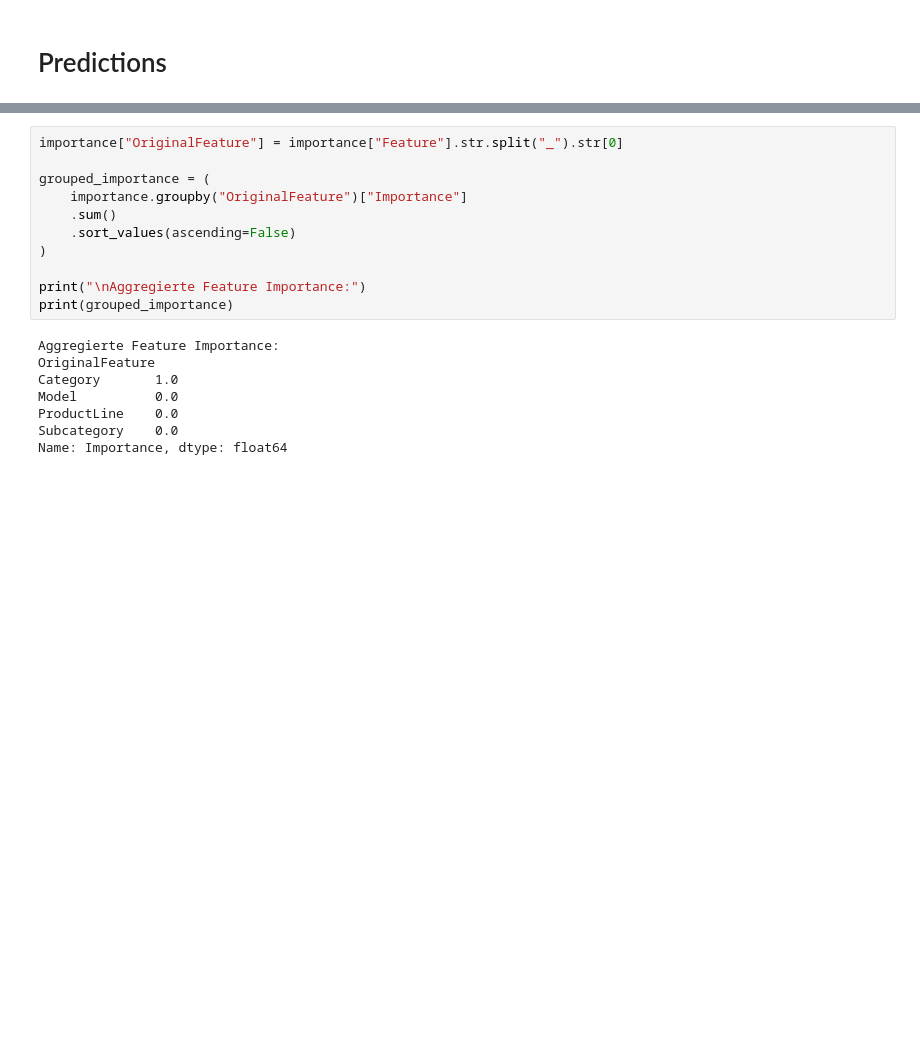
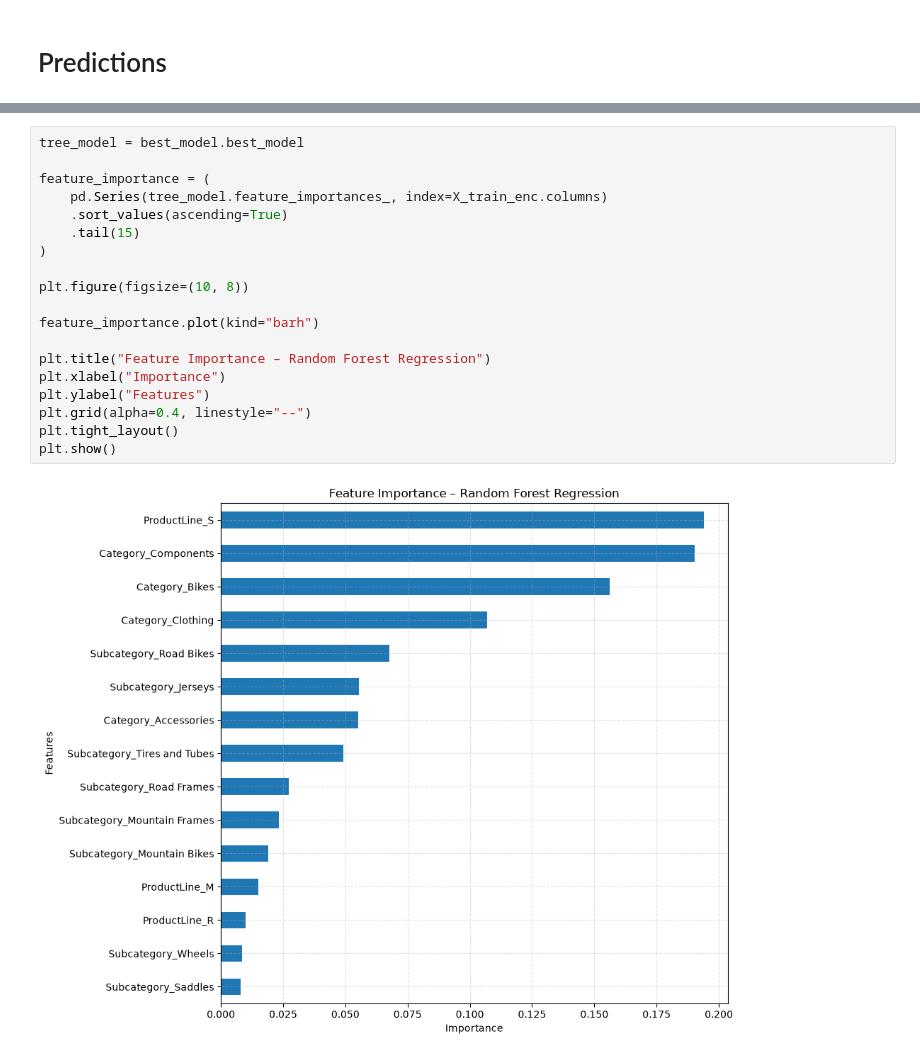
Before and after one commit to RafaelRiesle/cpm_projekt_14_vorhersage_numerischer_Werte, a Jupyter notebook: notebooks/ml_training.ipynb, the cells around one changed output, grey strips where cells are left out. Drawn from its saved outputs; the diff is of its cells as text; blank space fills up the shorter version.

```diff
--- a/notebooks/ml_training.ipynb
+++ b/notebooks/ml_training.ipynb
@@ -260,19 +221,21 @@ plt.show()
-# %%
-importance["OriginalFeature"] = importance["Feature"].str.split("_").str[0]
-
-grouped_importance = (
-    importance.groupby("OriginalFeature")["Importance"]
-    .sum()
-    .sort_values(ascending=False)
-)
-
-print("\nAggregierte Feature Importance:")
-print(grouped_importance)
-# %% [output]
-Aggregierte Feature Importance:
-OriginalFeature
-Category       1.0
-Model          0.0
-ProductLine    0.0
-Subcategory    0.0
-Name: Importance, dtype: float64
+# %%
+tree_model = best_model.best_model
+
+feature_importance = (
+    pd.Series(tree_model.feature_importances_, index=X_train_enc.columns)
+    .sort_values(ascending=True)
+    .tail(15)
+)
+
+plt.figure(figsize=(10, 8))
+
+feature_importance.plot(kind="barh")
+
+plt.title("Feature Importance – Random Forest Regression")
+plt.xlabel("Importance")
+plt.ylabel("Features")
+plt.grid(alpha=0.4, linestyle="--")
+plt.tight_layout()
+plt.show()
+# %% [output]
+[figure, added]
```
Also changed, not shown: parts of 9 cells of this notebook, 5 other files.
